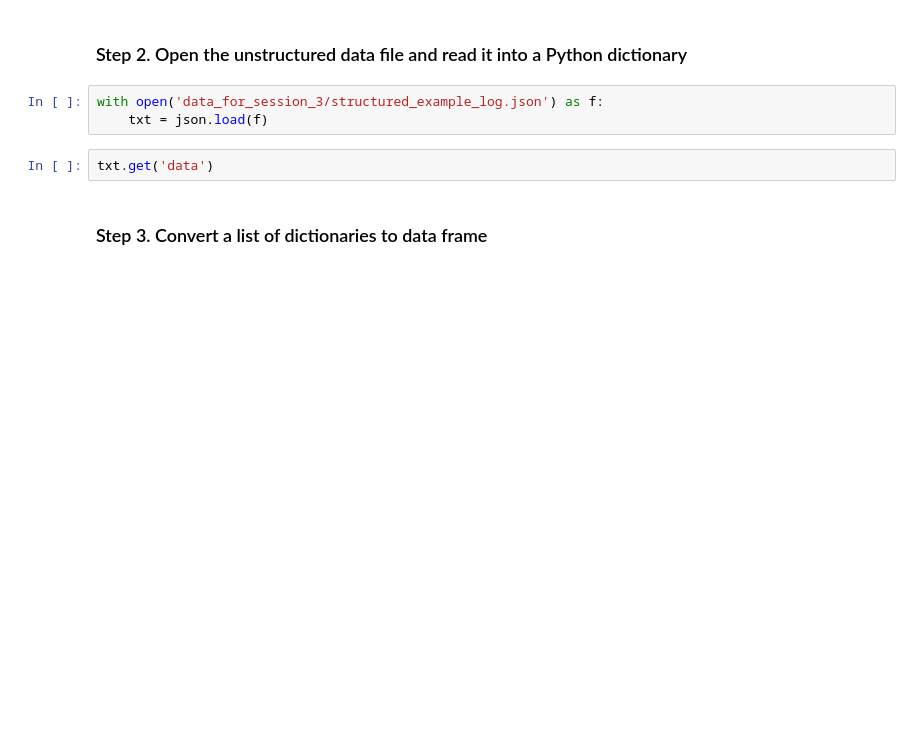
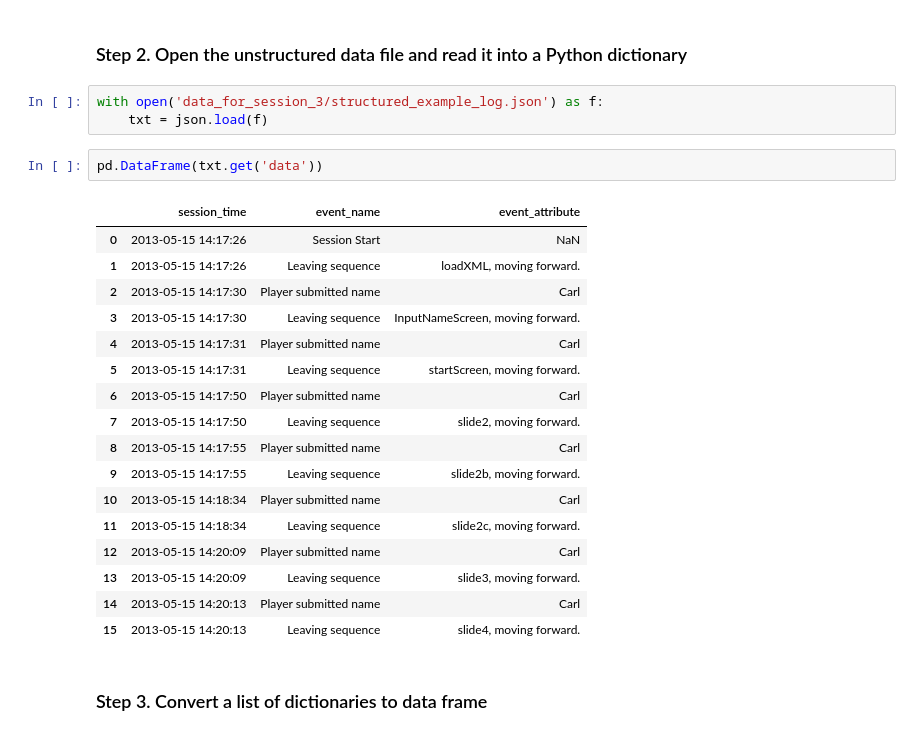
Before and after one commit to jgbrainstorm/NCME2023-data-science-workshop, a Jupyter notebook: Session_3/NCME_2022_DS_Workshop_Session3_Data_Parsing_Visualization.ipynb, the cells around one changed output. Saved outputs shown, nothing was run; the diff lists cells and outputs as text; blank space fills up the shorter version.

Commit message:
changes made to session 3

```diff
--- a/Session_3/NCME_2022_DS_Workshop_Session3_Data_Parsing_Visualization.ipynb
+++ b/Session_3/NCME_2022_DS_Workshop_Session3_Data_Parsing_Visualization.ipynb
@@ -89,7 +200,25 @@ from datetime import datetime
 with open('data_for_session_3/structured_example_log.json') as f:
     txt = json.load(f)
 # %%
-txt.get('data')
+pd.DataFrame(txt.get('data'))
+# %% [output]
+|  | session_time | event_name | event_attribute |
+| 0 | 2013-05-15 14:17:26 | Session Start | NaN |
+| 1 | 2013-05-15 14:17:26 | Leaving sequence | loadXML, moving forward. |
+| 2 | 2013-05-15 14:17:30 | Player submitted name | Carl |
+| 3 | 2013-05-15 14:17:30 | Leaving sequence | InputNameScreen, moving forward. |
+| 4 | 2013-05-15 14:17:31 | Player submitted name | Carl |
+| 5 | 2013-05-15 14:17:31 | Leaving sequence | startScreen, moving forward. |
+| 6 | 2013-05-15 14:17:50 | Player submitted name | Carl |
+| 7 | 2013-05-15 14:17:50 | Leaving sequence | slide2, moving forward. |
+| 8 | 2013-05-15 14:17:55 | Player submitted name | Carl |
+| 9 | 2013-05-15 14:17:55 | Leaving sequence | slide2b, moving forward. |
+| 10 | 2013-05-15 14:18:34 | Player submitted name | Carl |
+| 11 | 2013-05-15 14:18:34 | Leaving sequence | slide2c, moving forward. |
+| 12 | 2013-05-15 14:20:09 | Player submitted name | Carl |
+| 13 | 2013-05-15 14:20:09 | Leaving sequence | slide3, moving forward. |
+| 14 | 2013-05-15 14:20:13 | Player submitted name | Carl |
+| 15 | 2013-05-15 14:20:13 | Leaving sequence | slide4, moving forward. |
 # %% [markdown]
 ### Step 3. Convert a list of dictionaries to data frame
 # %%
```
Also changed, not shown: parts of 25 cells of this notebook, 1 other file.
